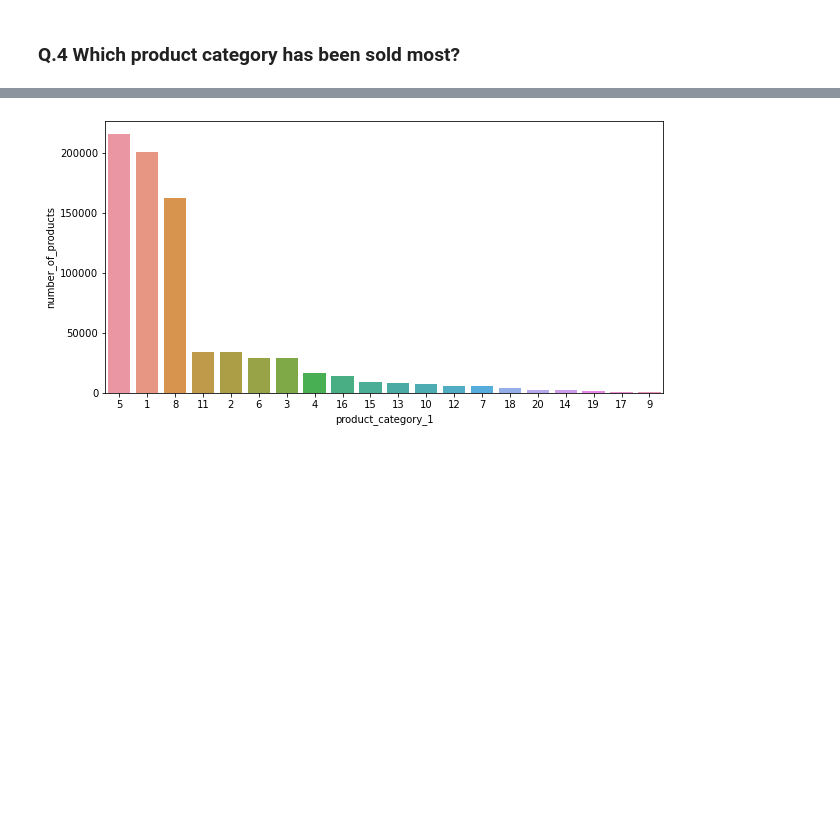
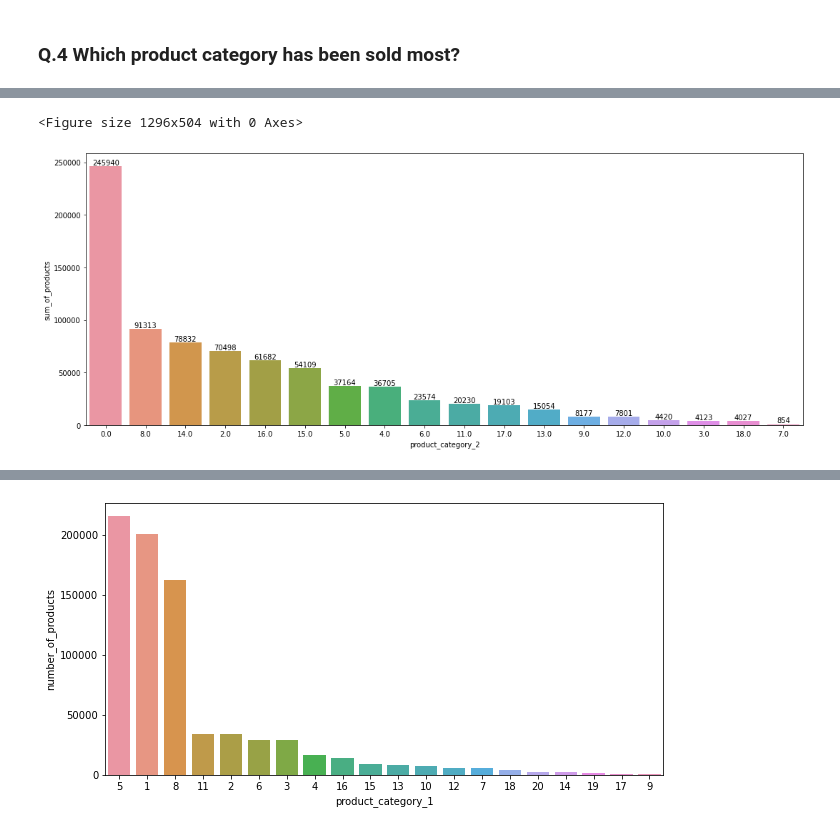
Before and after one commit to kirandhasade/Black_Friday_Analysis, a Jupyter notebook: Black friday.ipynb, the cells around one changed output, grey strips where cells are left out. Drawn from its saved outputs; the diff is of its cells as text; code cells hidden in the pictures; blank space fills up the shorter version.

```diff
--- a/Black friday.ipynb
+++ b/Black friday.ipynb
@@ -375,0 +387,5 @@ def chart_by_category(dataframe, category_col_name):
+# %%
+chart_by_product_category(dataframe = analysis_df, cat_col_name = 'product_category_2')
+# %% [output]
+<Figure size 1296x504 with 0 Axes>
+[figure, added]
```
Also changed, not shown: parts of 17 cells of this notebook.
